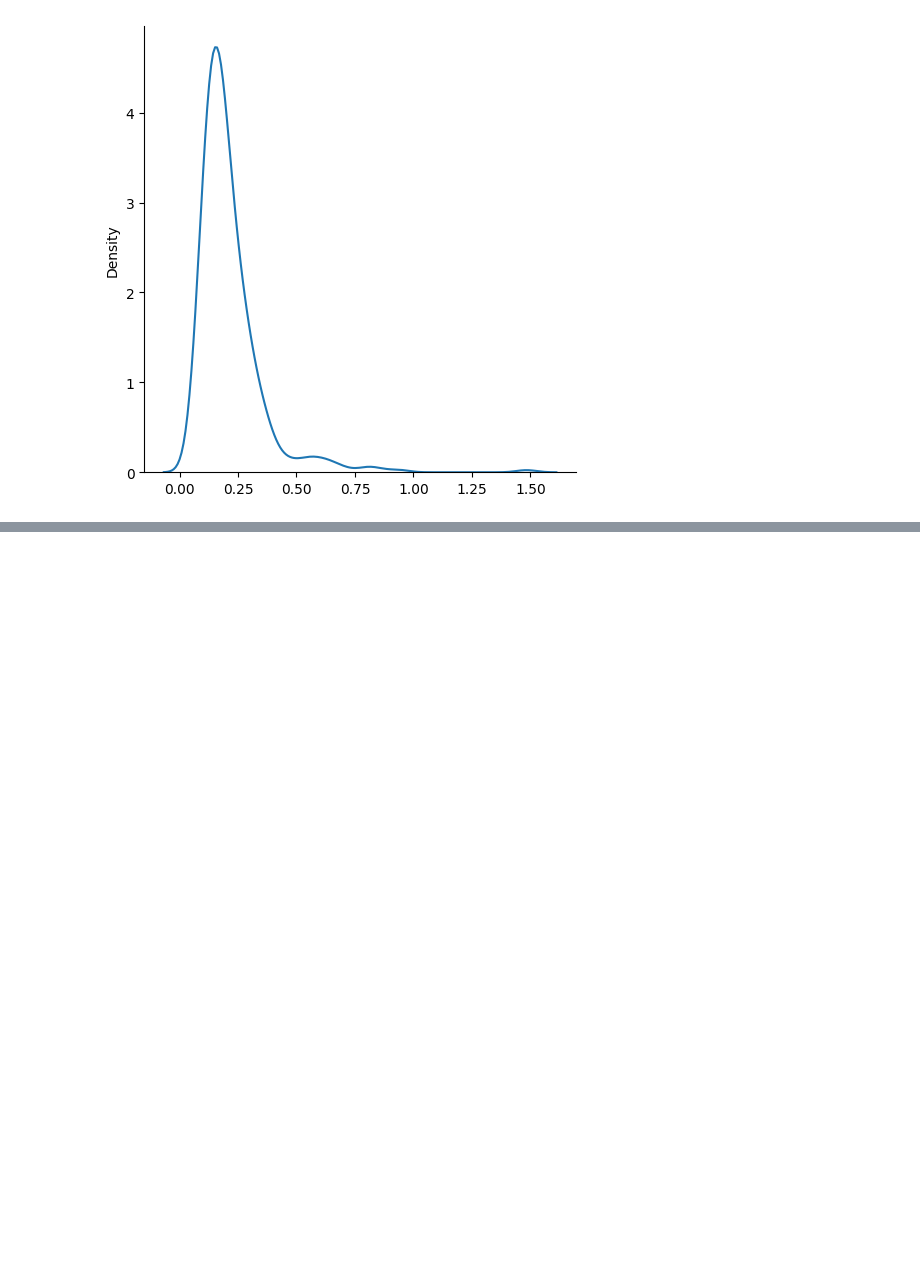
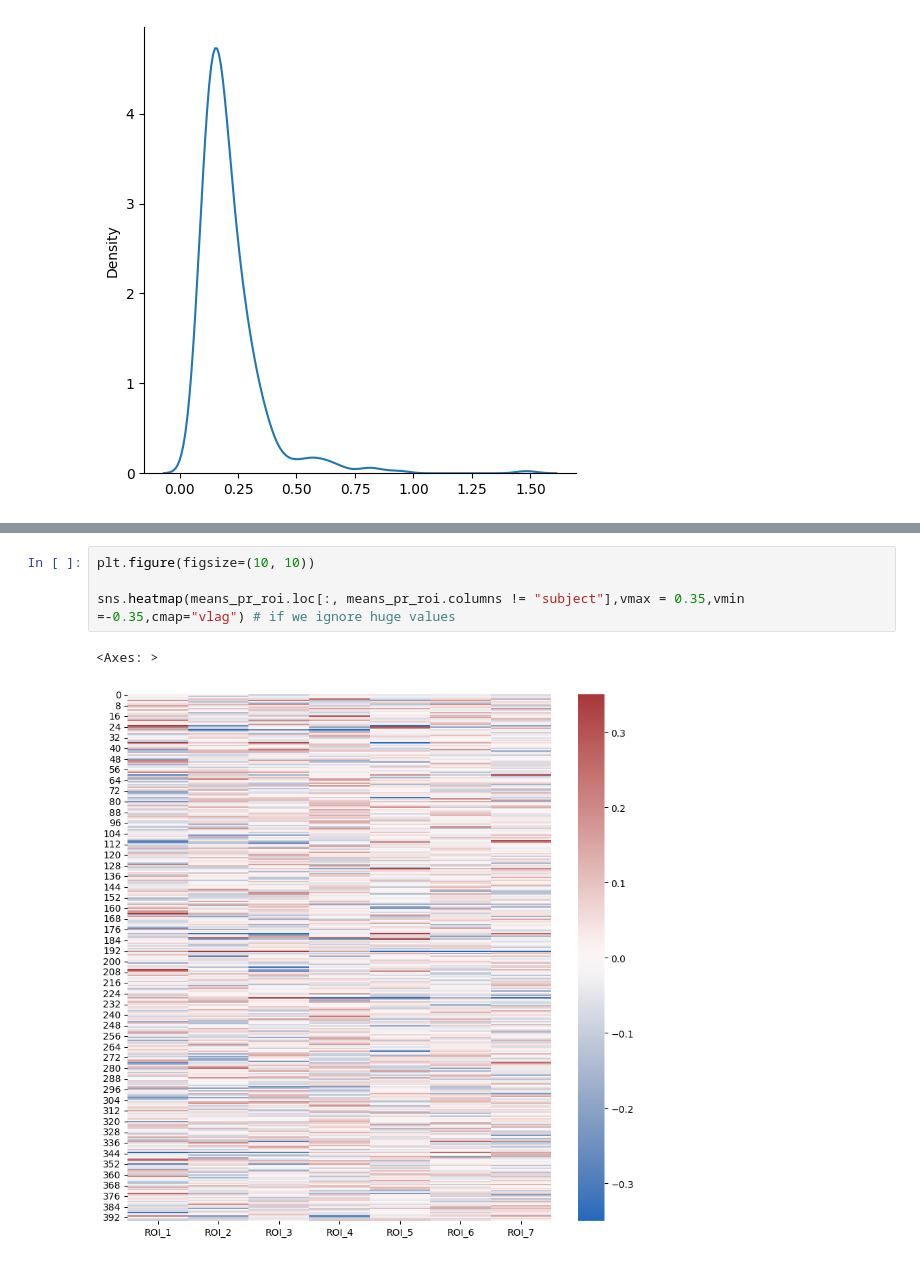
Before and after one commit to malt1114/Thesis_Neurodiversity, a Jupyter notebook: Malthe is confused.ipynb, the cells around one changed output, grey strips where cells are left out. Cells and saved outputs as stored; diff of their text form; blank space fills up the shorter version.

```diff
--- a/Malthe is confused.ipynb
+++ b/Malthe is confused.ipynb
@@ -75,0 +108,7 @@ sns.displot(var_pr_roi['ROI_1'][var_pr_roi['ROI_1']<2].to_list(), kind= 'kde')
+# %%
+plt.figure(figsize=(10, 10))
+
+sns.heatmap(means_pr_roi.loc[:, means_pr_roi.columns != "subject"],vmax = 0.35,vmin =-0.35,cmap="vlag") # if we ignore huge values
+# %% [output]
+<Axes: >
+[figure, added]
```
Also changed, not shown: parts of 17 cells of this notebook.
